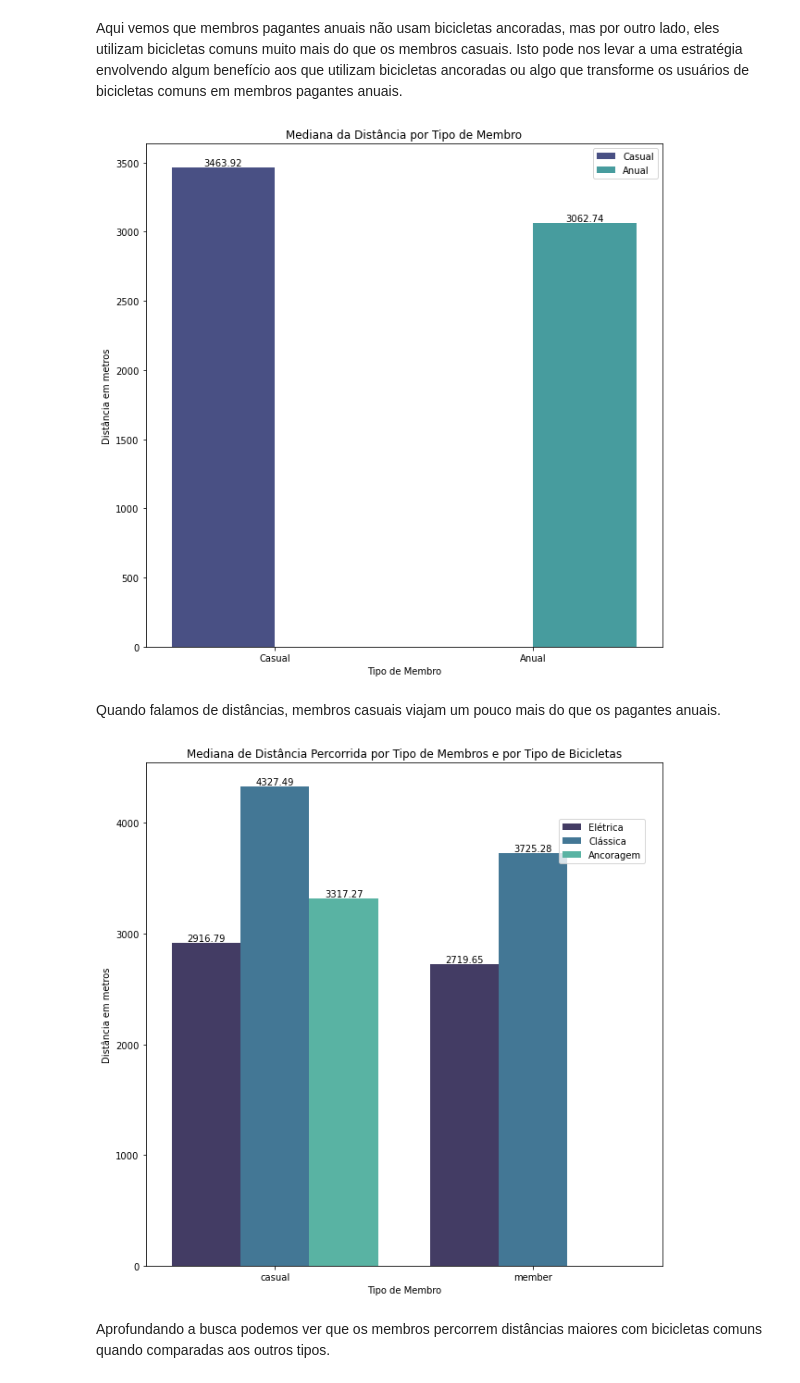
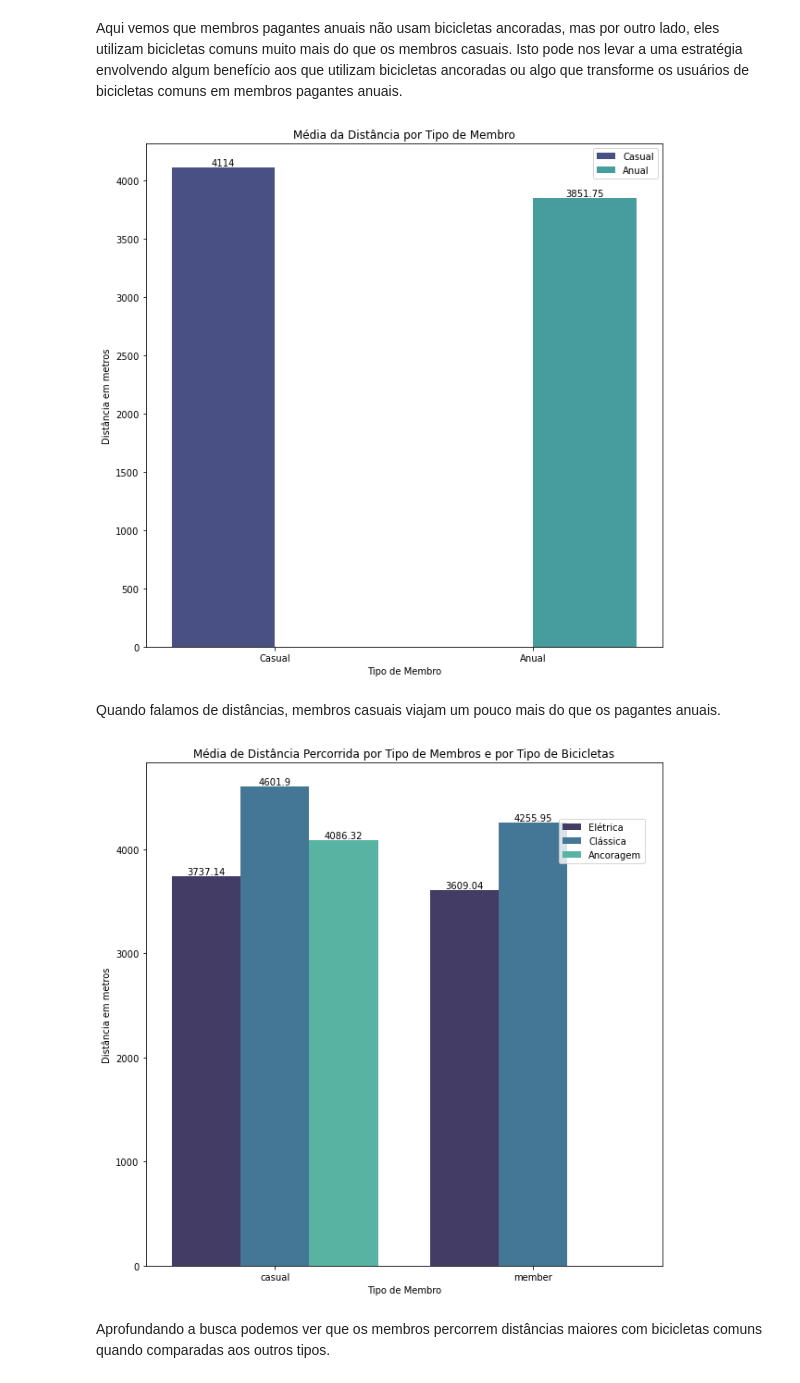
Before and after one commit to 941007/Projetos, a Jupyter notebook: Cyclistic_case_study-traduzido.ipynb, the cells around one changed output. Saved outputs shown, nothing was run; the diff lists cells and outputs as text; code cells hidden in the pictures.

```diff
--- a/Cyclistic_case_study-traduzido.ipynb
+++ b/Cyclistic_case_study-traduzido.ipynb
@@ -450,9 +497,9 @@ Dado o número de outliers, estarei utilizando mediana para o restante das anál
 label_membro = ['Casual', 'Anual']
 
 plt.figure(figsize=(10,10))
-plt.title("Tipo de Membro x Distância de Viagem (Mediana de minutos)")
+plt.title("Tipo de Membro x Distância de Viagem (Média em minutos)")
 
-ax = sns.barplot(x = 'member_casual', y = 'ride_length', palette='mako', estimator=np.median, data = sample_df)
+ax = sns.barplot(x = 'member_casual', y = 'ride_length', palette='mako', data = sample_df)
 ax.set_xticklabels(label_membro)
 
 plt.xlabel("Tipo de Membro")
@@ -490,10 +537,11 @@ order = ["Monday", "Tuesday", "Wednesday", "Thursday", "Friday", "Saturday", "Su
 labels = ['Segunda', 'Terça', 'Quarta', 'Quinta', 'Sexta', 'Sábado', 'Domingo']
 
 plt.figure(figsize=(13,13))
-plt.title("Mediana da Duração de Viagem dos Membros Durante a Semana")
+plt.title("Média da Duração de Viagem dos Membros Durante a Semana")
 
 ax = sns.barplot(x = 'day_of_week', y = 'ride_length', hue = 'member_casual', palette='mako',
-                 order=order, ci = None, estimator=np.median, data = sample_df)
+                 order=order, ci = None, data = sample_df)
+
 ax.set_xticklabels(labels)
 ax.legend(labels=['Casual', 'Anual'])
 
@@ -507,9 +555,8 @@ for container in ax.containers:
 # %%
 label_bike = ['Elétrica', 'Clássica', 'Ancoragem']
-plt.title("Mediana do Tempo de Viagem por Tipo de Bicicleta")
+plt.title("Média do Tempo de Viagem por Tipo de Bicicleta")
 
-ax = sns.barplot(x = 'rideable_type', y = 'ride_length', hue = 'member_casual', palette='mako',
-                 estimator=np.median, data = sample_df, ci = None)
+ax = sns.barplot(x = 'rideable_type', y = 'ride_length', hue = 'member_casual', palette='mako', data = sample_df, ci = None)
 
 ax.legend(labels=['Casual', 'Anual'])
 ax.set_xticklabels(label_bike)
@@ -577,10 +624,10 @@ Aqui vemos que membros pagantes anuais não usam bicicletas ancoradas, mas por o
 label_membro = ['Casual', 'Anual']
 
 plt.figure(figsize=(10,10))
-plt.title("Mediana da Distância por Tipo de Membro")
+plt.title("Média da Distância por Tipo de Membro")
 
 ax = sns.barplot(x = 'member_casual', y = 'distance_meters', palette='mako', hue = 'member_casual',
-                 ci = None, estimator=np.median, data = sample_df)
+                 ci = None, data = sample_df)
 ax.legend(labels=['Casual', 'Anual'])
 ax.set_xticklabels(label_membro)
 
@@ -590,24 +637,24 @@ plt.xlabel("Tipo de Membro")
 for container in ax.containers:
     ax.bar_label(container)
 # %% [output]
-[figure, old version]
+[figure, new version]
 # %% [markdown]
 Quando falamos de distâncias, membros casuais viajam um pouco mais do que os pagantes anuais.
 # %%
 plt.figure(figsize=(10,10))
-plt.title("Mediana de Distância Percorrida por Tipo de Membros e por Tipo de Bicicletas")
+plt.title("Média de Distância Percorrida por Tipo de Membros e por Tipo de Bicicletas")
 
 ax = sns.barplot(x = 'member_casual', y = 'distance_meters', palette='mako', hue = 'rideable_type',
-                 ci = None, estimator=np.median, data = sample_df)
+                 ci = None, data = sample_df)
 ax.legend(labels=['Elétrica', 'Clássica', 'Ancoragem'], loc=(0.8, 0.8))
 
 plt.ylabel("Distância em metros")
 plt.xlabel("Tipo de Membro")
 
 for container in ax.containers:
     ax.bar_label(container)
 # %% [output]
-[figure, old version]
+[figure, new version]
 # %% [markdown]
 Aprofundando a busca podemos ver que os membros percorrem distâncias maiores com bicicletas comuns quando comparadas aos outros tipos.
 # %%
```
Also changed, not shown: parts of 22 cells of this notebook, 1 other file.
